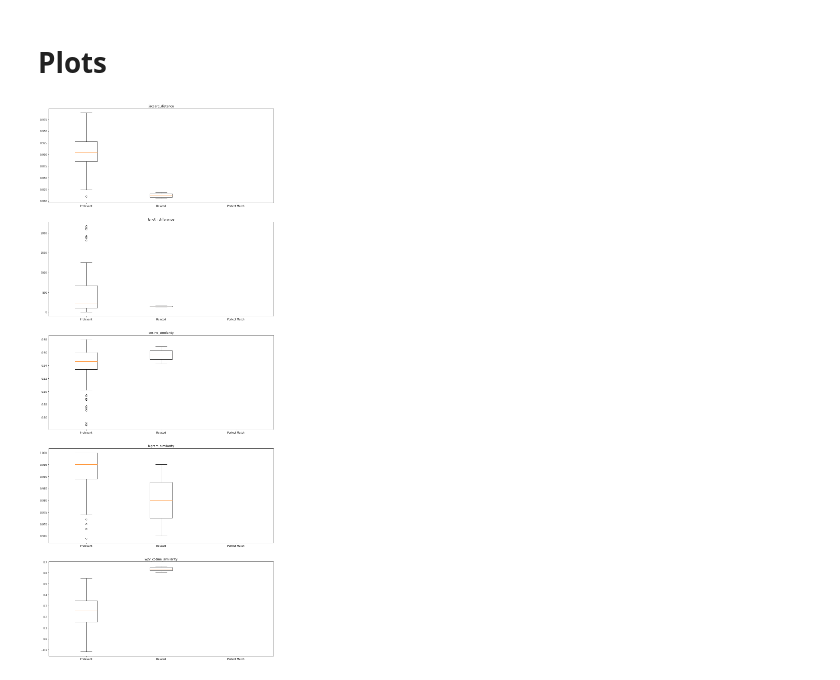
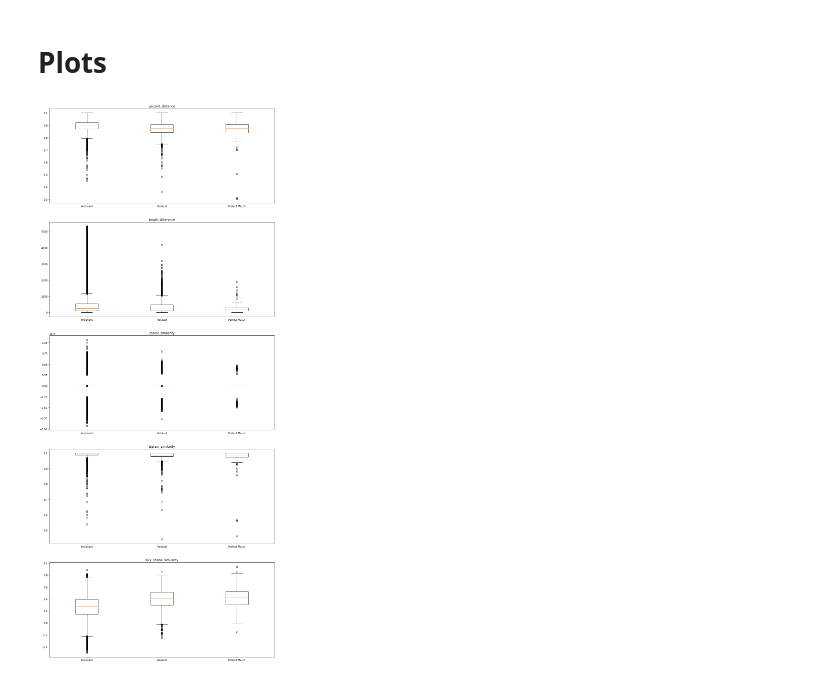
Before and after one commit to Mieloch/cqa-sem-eval, a Jupyter notebook: subtask_E/vis.ipynb, the cells around one changed output. Drawn from its saved outputs; the diff is of its cells as text; code cells hidden in the pictures.

```diff
--- a/subtask_E/vis.ipynb
+++ b/subtask_E/vis.ipynb
@@ -25,17 +20,34 @@ assert(irrelevant.shape[0] + related.shape[0] + perfect_match.shape[0] == df.sha
 %matplotlib inline
 import matplotlib.pyplot as plt
 
-labels = ["Irrelevant", "Related", "Perfect Match"]
-parameters = ["jaccard_distance", "length_difference", "cosine_similarity", "bigram_similarity", "w2v_cosine_similarity"]
+def create_plot(file_path):
+    # Read file from CSV stats file
+    df = pd.read_csv(file_path)
 
-fig, ax_list = plt.subplots(len(parameters), figsize=(16, 40))
+    # Load data for different
+    irrelevant = df[df.relevance == 'Irrelevant']
+    related = df[df.relevance == 'Related']
+    perfect_match = df[df.relevance == 'PerfectMatch']
+    assert(irrelevant.shape[0] + related.shape[0] + perfect_match.shape[0] == df.shape[0])
 
-for i, param in enumerate(parameters):
-    plot_data = [irrelevant[param], related[param], perfect_match[param]]
-    ax_list[i].set_title(param)
-    ax_list[i].boxplot(plot_data)
-    ax_list[i].set_xticklabels(labels)
+    labels = ["Irrelevant", "Related", "Perfect Match"]
+    parameters = ["jaccard_distance", "length_difference", "cosine_similarity", "bigram_similarity", "w2v_cosine_similarity"]
 
-plt.show()
+    fig, ax_list = plt.subplots(len(parameters), figsize=(16, 40))
+
+    for i, param in enumerate(parameters):
+        plot_data = [irrelevant[param], related[param], perfect_match[param]]
+        ax_list[i].set_title(param)
+        ax_list[i].boxplot(plot_data)
+        ax_list[i].set_xticklabels(labels)
+
+    plt.show()
-# %% [output]
-[figure, removed]
+# %%
+df_paths = {'dev1': '/Volumes/DataDrive/stats/stackexchange_english_devel.xml--stackexchange_english_devel.xml--it50-mc5-s100.mdl.csv',
+            'dev2': '/Volumes/DataDrive/stats/stackexchange_english_devel.xml--stackexchange_english_devel.xml--it50-mc5-s200.mdl.csv',
+            'train1': '/Volumes/DataDrive/stats/stackexchange_english_train.xml--stackexchange_english_devel.xml--it50-mc5-s100.mdl.csv',
+            'train2': '/Volumes/DataDrive/stats/stackexchange_english_train.xml--stackexchange_english_devel.xml--it50-mc5-s200.mdl.csv'}
+# %%
+create_plot(df_paths['dev1'])
+# %% [output]
+[figure, added]
```
Also changed, not shown: parts of 3 cells of this notebook.
